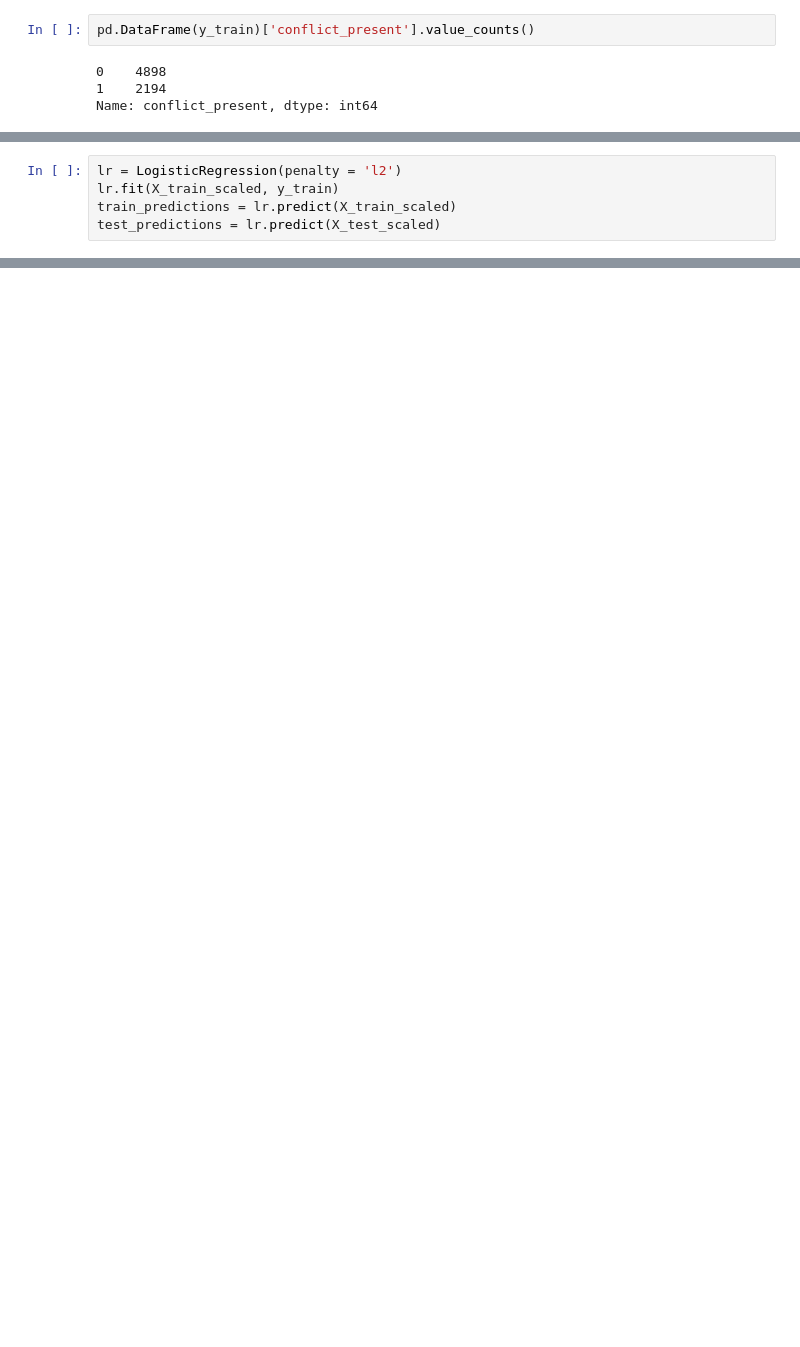
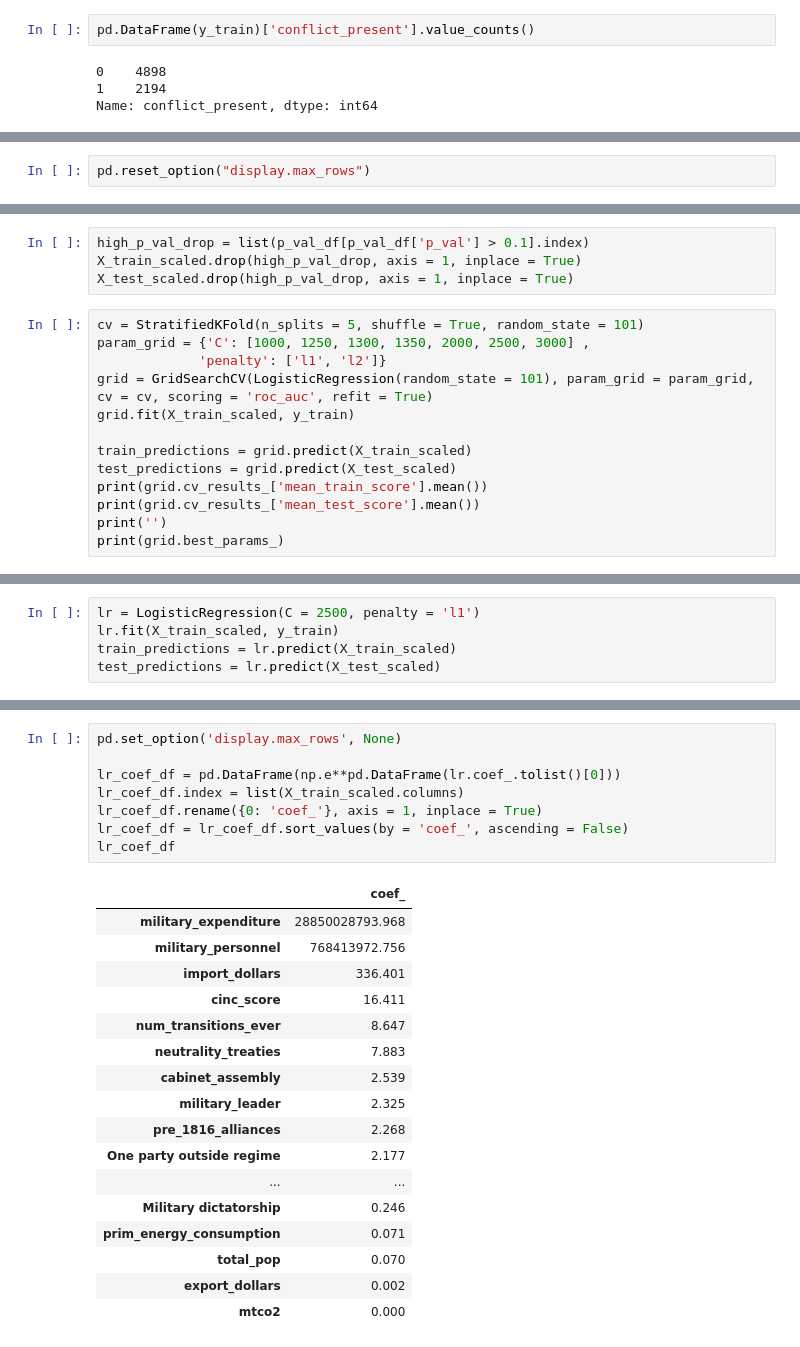
Before and after one commit to cyaris/international_armed_conflict, a Jupyter notebook: Classification – Conflict vs Peace Classification.ipynb, the cells around one changed output, grey strips where cells are left out. Drawn from its saved outputs; the diff is of its cells as text; blank space fills up the shorter version.

```diff
--- a/Classification – Conflict vs Peace Classification.ipynb
+++ b/Classification – Conflict vs Peace Classification.ipynb
@@ -217,0 +267,2 @@ lr_coef_df
+# %%
+pd.reset_option("display.max_rows")
@@ -217,0 +287,17 @@ lr_coef_df
+# %%
+high_p_val_drop = list(p_val_df[p_val_df['p_val'] > 0.1].index)
+X_train_scaled.drop(high_p_val_drop, axis = 1, inplace = True)
+X_test_scaled.drop(high_p_val_drop, axis = 1, inplace = True)
+# %%
+cv = StratifiedKFold(n_splits = 5, shuffle = True, random_state = 101)
+param_grid = {'C': [1000, 1250, 1300, 1350, 2000, 2500, 3000] ,
+             'penalty': ['l1', 'l2']}
+grid = GridSearchCV(LogisticRegression(random_state = 101), param_grid = param_grid, cv = cv, scoring = 'roc_auc', refit = True)
+grid.fit(X_train_scaled, y_train)
+
+train_predictions = grid.predict(X_train_scaled)
+test_predictions = grid.predict(X_test_scaled)
+print(grid.cv_results_['mean_train_score'].mean())
+print(grid.cv_results_['mean_test_score'].mean())
+print('')
+print(grid.best_params_)
@@ -244,5 +335,5 @@ weighted avg       0.74      0.72      0.73      1774
 # %%
-lr = LogisticRegression(penalty = 'l2')
+lr = LogisticRegression(C = 2500, penalty = 'l1')
 lr.fit(X_train_scaled, y_train)
 train_predictions = lr.predict(X_train_scaled)
 test_predictions = lr.predict(X_test_scaled)
@@ -281,0 +366,26 @@ weighted avg       0.73      0.71      0.72      1774
+# %%
+pd.set_option('display.max_rows', None)
+
+lr_coef_df = pd.DataFrame(np.e**pd.DataFrame(lr.coef_.tolist()[0]))
+lr_coef_df.index = list(X_train_scaled.columns)
+lr_coef_df.rename({0: 'coef_'}, axis = 1, inplace = True)
+lr_coef_df = lr_coef_df.sort_values(by = 'coef_', ascending = False)
+lr_coef_df
+# %% [output]
+|  | coef_ |
+| military_expenditure | 28850028793.968 |
+| military_personnel | 768413972.756 |
+| import_dollars | 336.401 |
+| cinc_score | 16.411 |
+| num_transitions_ever | 8.647 |
+| neutrality_treaties | 7.883 |
+| cabinet_assembly | 2.539 |
+| military_leader | 2.325 |
+| pre_1816_alliances | 2.268 |
+| One party outside regime | 2.177 |
+| ... | ... |
+| Military dictatorship | 0.246 |
+| prim_energy_consumption | 0.071 |
+| total_pop | 0.070 |
+| export_dollars | 0.002 |
+| mtco2 | 0.000 |
```
Also changed, not shown: parts of 37 cells of this notebook, 7 other files.
